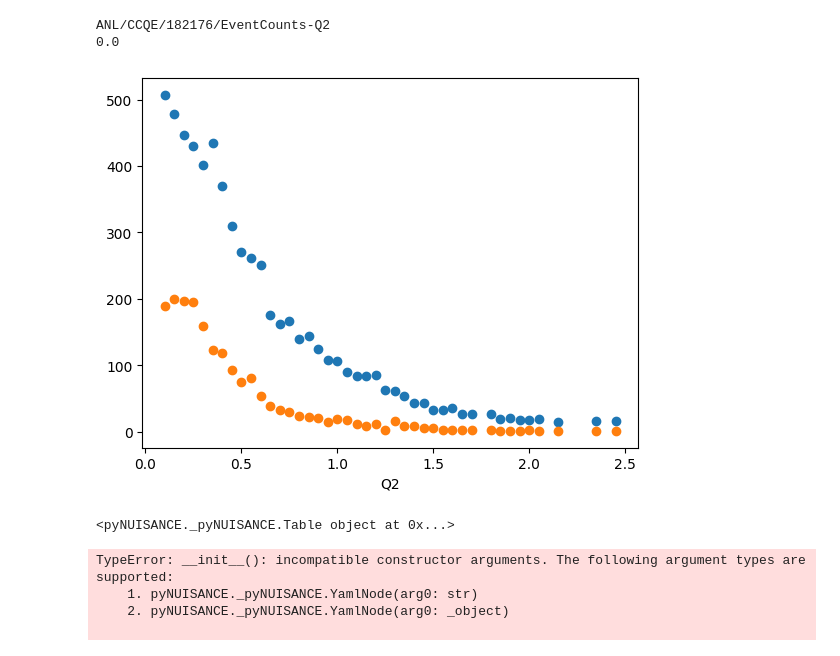
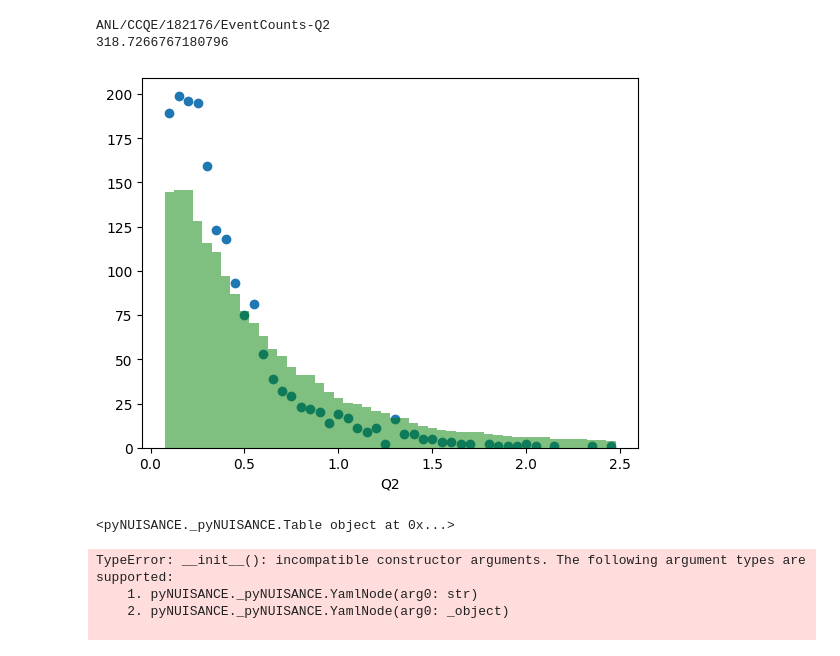
Before and after one commit to NUISANCEMC/nuisance3, a Jupyter notebook: examples/python/GuruTesting.ipynb, the cells around one changed output. Cells and saved outputs as stored; diff of their text form; code cells hidden in the pictures.

```diff
--- a/examples/python/GuruTesting.ipynb
+++ b/examples/python/GuruTesting.ipynb
@@ -46,55 +46,54 @@ class comparison_guru:
 
             count = 0
             for ev, cvw in source:
-                filters = [t.select(ev) for t in tables]
-                projs   = [t.project(ev) for t in tables]
+                # filters = [t.select(ev) for t in tables]
+                # projs   = [t.project(ev) for t in tables]
 
-                for c,f,p in zip(comparisons, filters, projs):
+                for c, t in zip(comparisons, tables):
                     w = 1
-                    c.mc.fill(p[0], w)
+                    f = t.select(ev)
+                    if f > 0:
+                        c.mc.fill(t.project(ev), w)
 
                 count += 1
-                if count > 10000: break
+                if count > 100000: break
 
         self.comparison_final = []
         for obj in self.input_table_mapping:
             for tab in self.input_table_mapping[obj]:
                 for comp in self.table_comparisons[obj]:
-                    print(tab.get_metadata()["id"])
                     tab.finalize(comp, 1.0)
                     self.comparison_final.append( comp.estimate )
-                    print(tab.likelihood(comp))
-                    comp.mc.mpl().scatter()
                     comp.data.mpl().scatter()
+                    comp.estimate.mpl().hist(color='green', alpha=0.5)
                     plt.show()
 
 rfact = pn.RecordFactory()
 evs = pn.EventSource("../../../runs/NUWRO-D2-ANL_77-numu/NUWRO.numu.numu_flux.ANL_1977_2horn_rescan.8652.evts.root")
 rec = rfact.make_record({"type": "hepdata", "release": "ANL/CCQE/182176/"})
 hf = rec.table("EventCounts-Q2")
 comp = hf.comparison()
 
 cg = comparison_guru()
 cg.add({
     "type": "hepdata",
     "release": "ANL/CCQE/182176/",
     "table": "EventCounts-Q2",
     "input": "../../../runs/NUWRO-D2-ANL_77-numu/NUWRO.numu.numu_flux.ANL_1977_2horn_rescan.8652.evts.root"
 })
 cg.eval()
 
 # Grab the old records used for analysis and get the old table or a new one!
 old_record = rfact.make_record( comp.metadata )
 old_record_table = old_record.table( comp.metadata["table"] )
-new_anl_table = old_record.table( "XSec-Enu" )
 
 # Or just straight to the point for recreation
 old_table  = rfact.make_table( comp.metadata )
 print(old_table)
 # %% [output]
 ANL/CCQE/182176/EventCounts-Q2
-0.0
+318.7266767180796
-[figure, old version]
+[figure, new version]
 <pyNUISANCE._pyNUISANCE.Table object at 0x...>
 # %%
 import pyNUISANCE as pn
```
Also changed, not shown: 2 other files.
